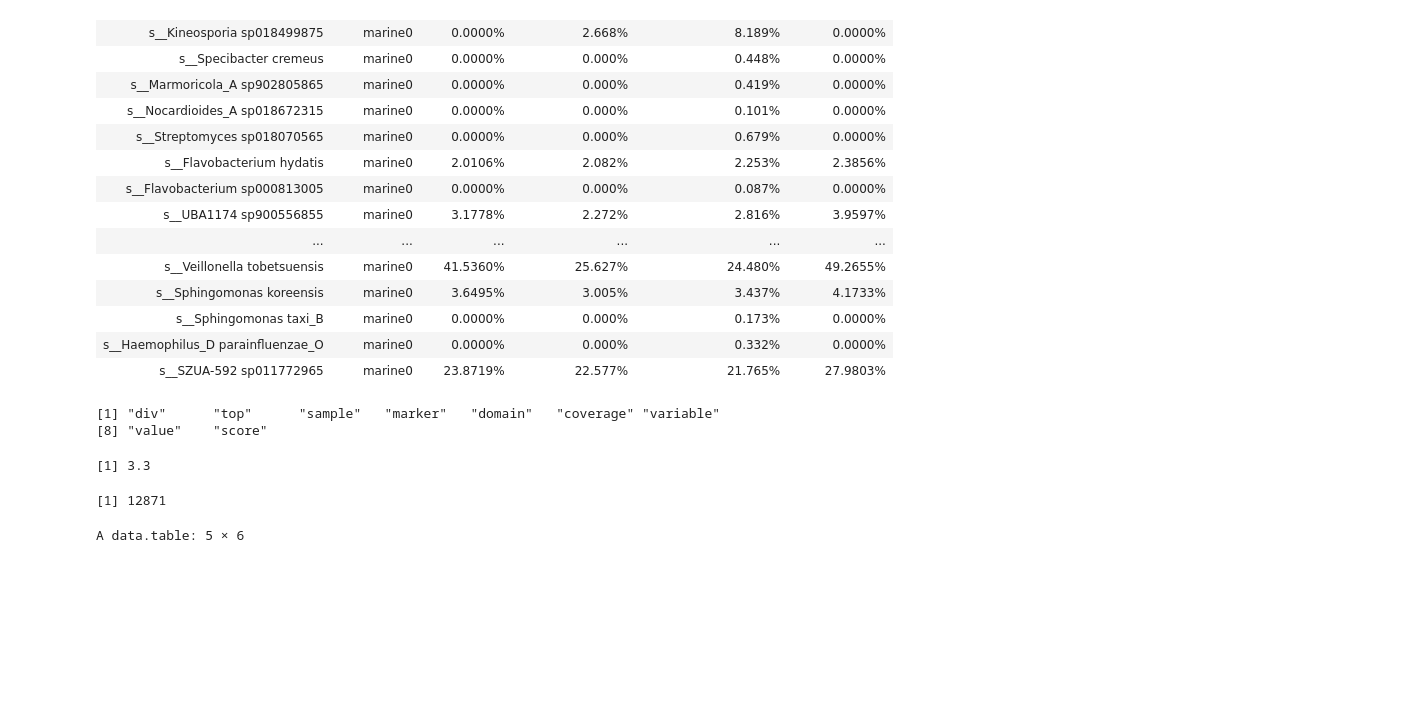
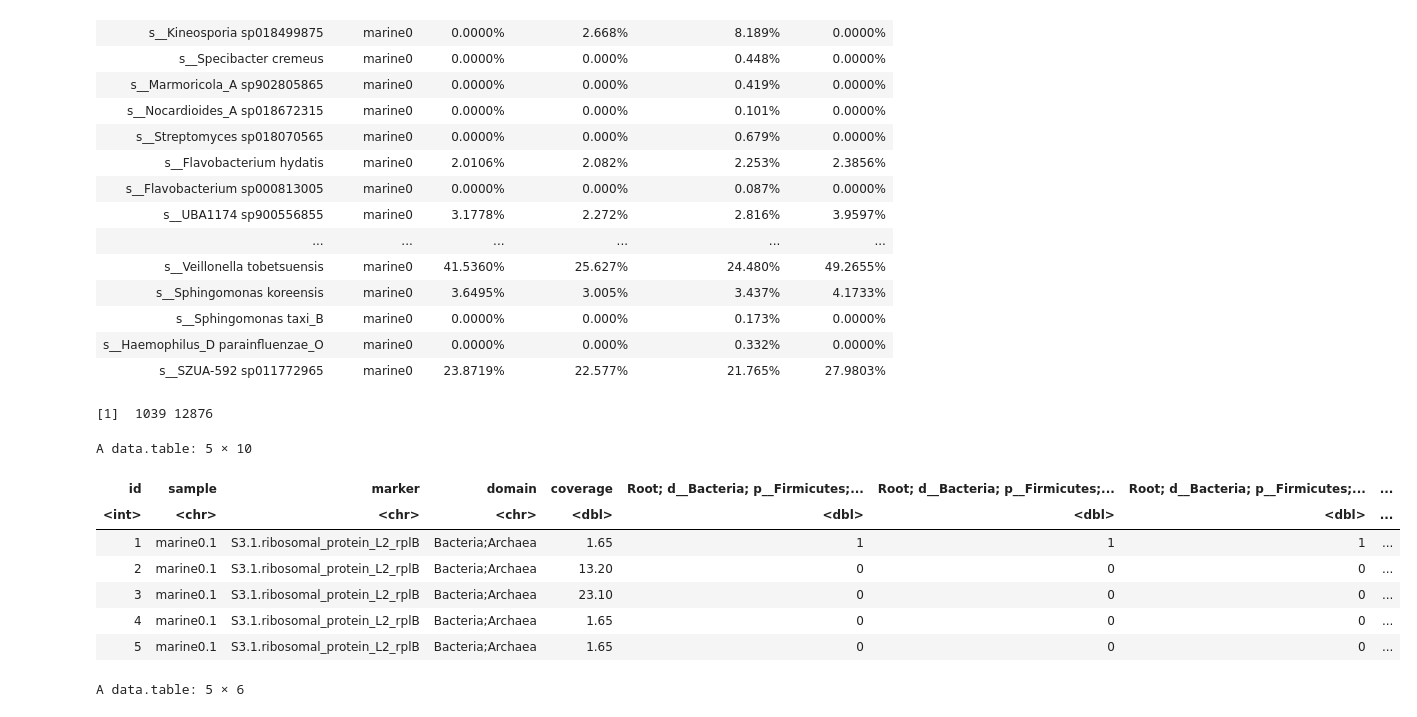
Before and after one commit to timbalam/singlem-benchmarking, a Jupyter notebook: 5_novelty/plot.ipynb, the cells around one changed output. Saved outputs shown, nothing was run; the diff lists cells and outputs as text; code cells hidden in the pictures; blank space fills up the shorter version.

```diff
--- a/5_novelty/plot.ipynb
+++ b/5_novelty/plot.ipynb
@@ -235,11 +234,0 @@ bhl[, score := ifelse(value == 3, 1, ifelse(value == 2, ifelse(grepl("; s__", va
-# %%
-names(bhl)
-# %% [output]
-[1] "div"      "top"      "sample"   "marker"   "domain"   "coverage" "variable"
-[8] "value"    "score"
-# %%
-min(bhl$coverage)
-dplyr::n_distinct(bhl$variable)
-# %% [output]
-[1] 3.3
-[1] 12871
@@ -250,3 +256,16 @@ bh <- dcast(bh_sum, sample + marker + domain + coverage ~ variable, value.var =
+# %%
+dim(bhs)
+bhs[1:5, 1:10]
+# %% [output]
+[1]  1039 12876
+A data.table: 5 × 10
+| id | sample | marker | domain | coverage | Root; d__Bacteria; p__Firmicutes;... | Root; d__Bacteria; p__Firmicutes;... | Root; d__Bacteria; p__Firmicutes;... | ... |
+| <int> | <chr> | <chr> | <chr> | <dbl> | <dbl> | <dbl> | <dbl> | ... |
+| 1 | marine0.1 | S3.1.ribosomal_protein_L2_rplB | Bacteria;Archaea | 1.65 | 1 | 1 | 1 | ... |
+| 2 | marine0.1 | S3.1.ribosomal_protein_L2_rplB | Bacteria;Archaea | 13.20 | 0 | 0 | 0 | ... |
+| 3 | marine0.1 | S3.1.ribosomal_protein_L2_rplB | Bacteria;Archaea | 23.10 | 0 | 0 | 0 | ... |
+| 4 | marine0.1 | S3.1.ribosomal_protein_L2_rplB | Bacteria;Archaea | 1.65 | 0 | 0 | 0 | ... |
+| 5 | marine0.1 | S3.1.ribosomal_protein_L2_rplB | Bacteria;Archaea | 1.65 | 0 | 0 | 0 | ... |
 # %%
 format_props <- function(m) {
     feat_cols <- names(m)[!names(m) %in% c("sample", "marker", "domain", "coverage")]
```
Also changed, not shown: parts of 10 cells of this notebook, 1 other file.
